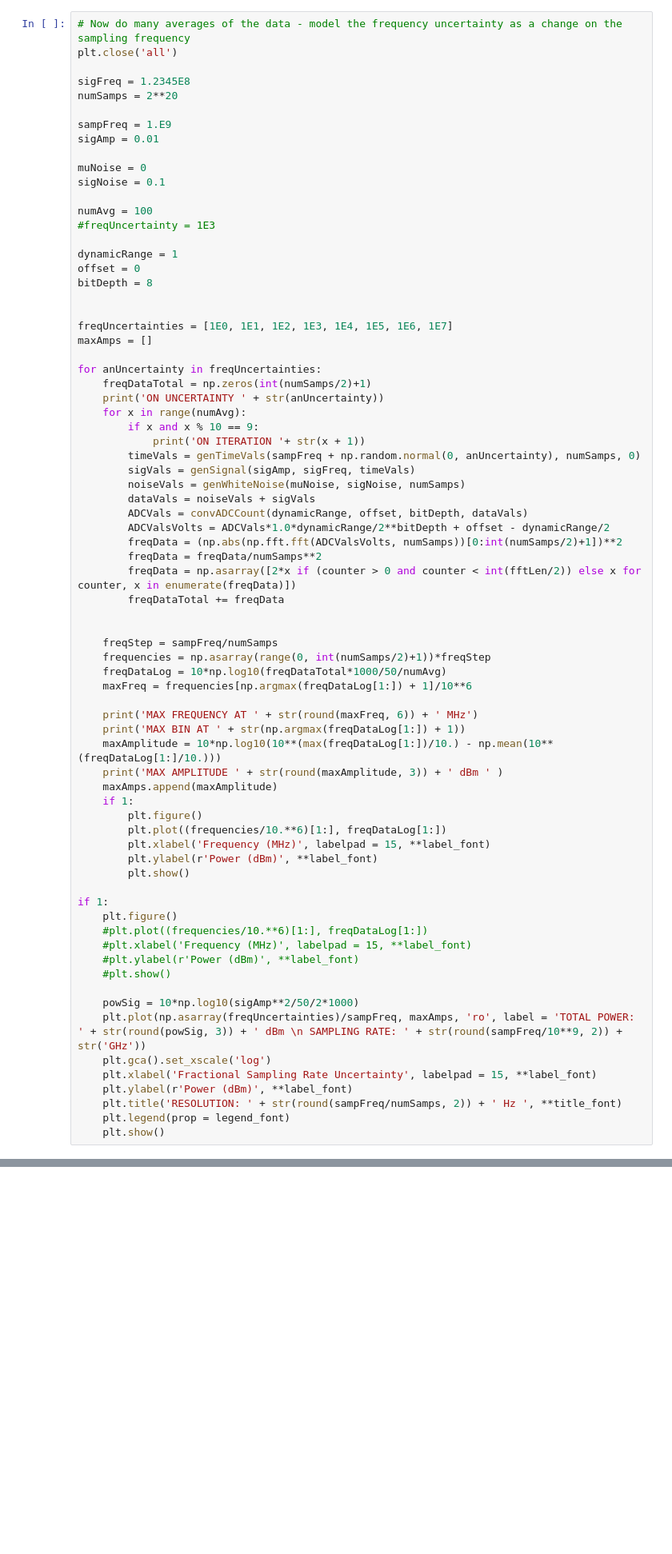
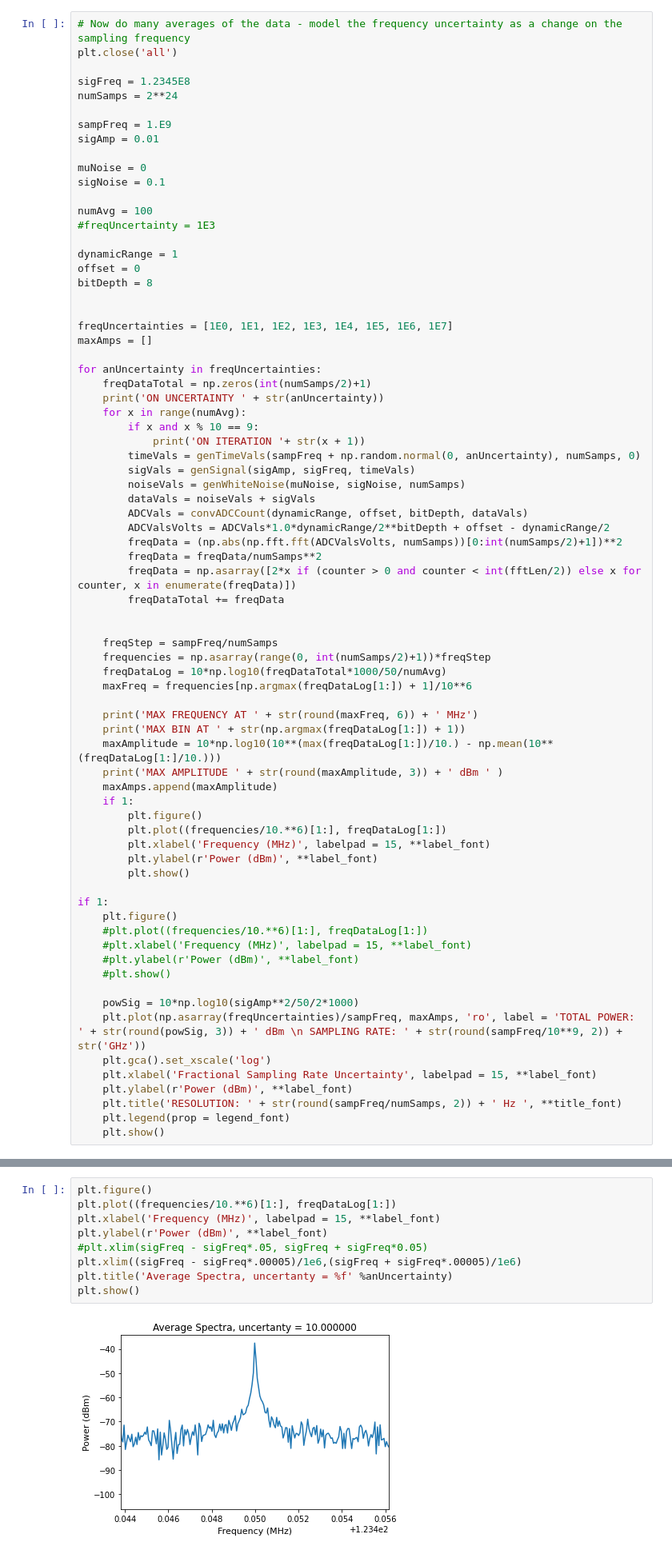
Before and after one commit to josephmlev/darkRadio, a Jupyter notebook: drlib/simClockJitter.ipynb, the cells around one changed output, grey strips where cells are left out. Shown at 80% size. Drawn from its saved outputs; the diff is of its cells as text; blank space fills up the shorter version.

```diff
--- a/drlib/simClockJitter.ipynb
+++ b/drlib/simClockJitter.ipynb
@@ -189,7 +186,7 @@ MAX BIN AT 419430
 plt.close('all')
 
 sigFreq = 1.2345E8
-numSamps = 2**20
+numSamps = 2**24
 
 sampFreq = 1.E9
 sigAmp = 0.01
@@ -352,0 +756,11 @@ MAX AMPLITUDE -42.556 dBm
+# %%
+plt.figure()
+plt.plot((frequencies/10.**6)[1:], freqDataLog[1:])
+plt.xlabel('Frequency (MHz)', labelpad = 15, **label_font)
+plt.ylabel(r'Power (dBm)', **label_font)
+#plt.xlim(sigFreq - sigFreq*.05, sigFreq + sigFreq*0.05)
+plt.xlim((sigFreq - sigFreq*.00005)/1e6,(sigFreq + sigFreq*.00005)/1e6)
+plt.title('Average Spectra, uncertanty = %f' %anUncertainty)
+plt.show()
+# %% [output]
+[figure, added]
```
Also changed, not shown: parts of 12 cells of this notebook.
